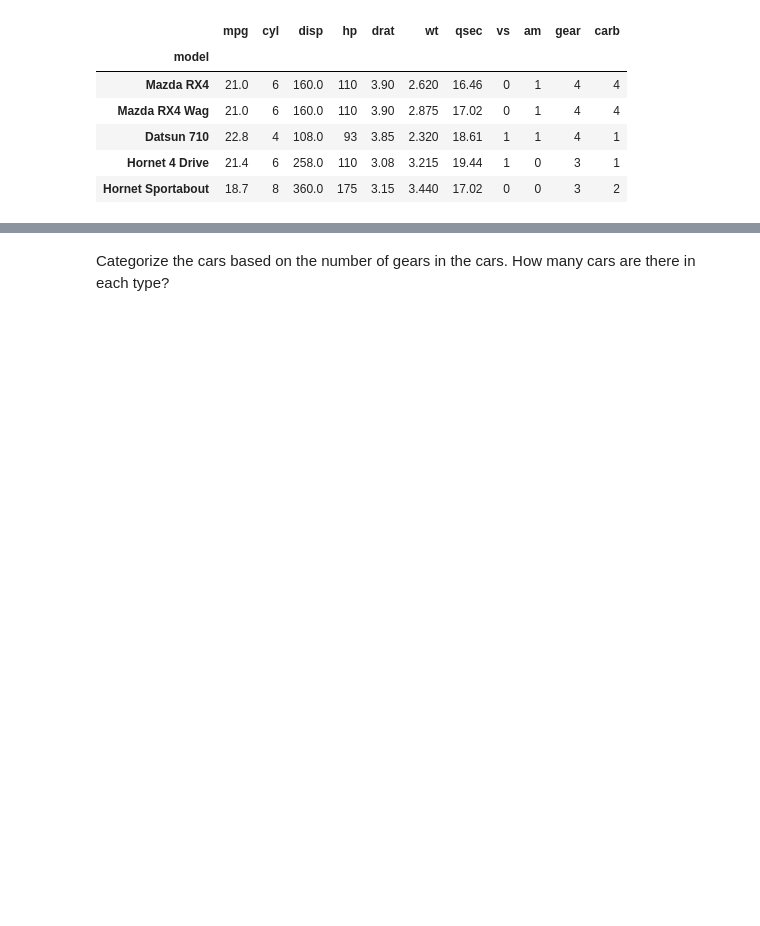
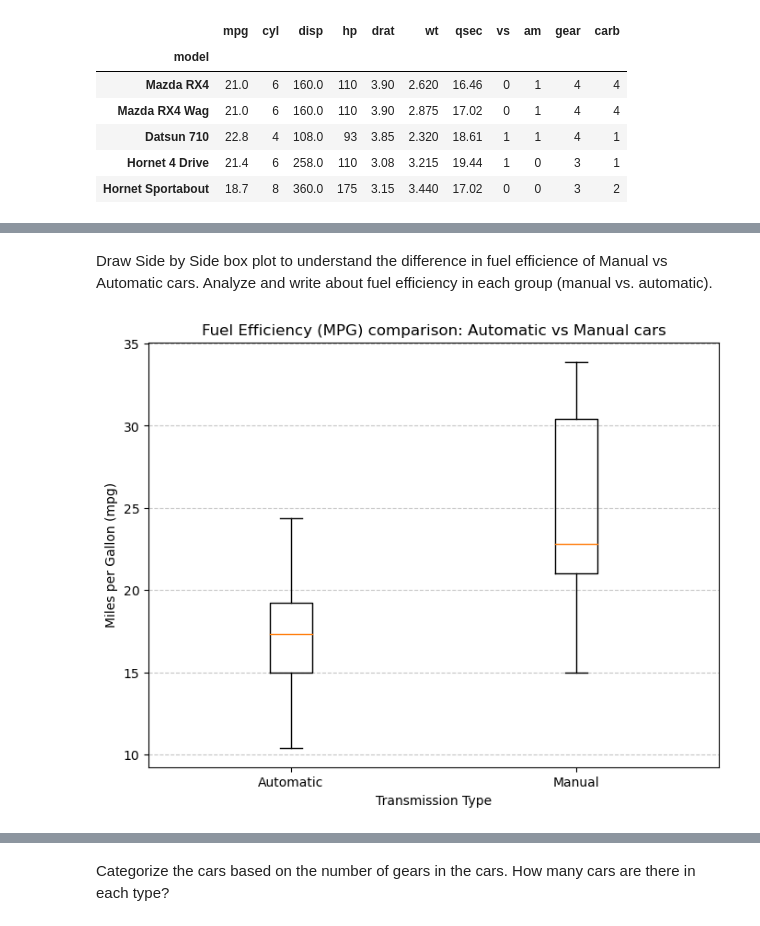
Before and after one commit to adarshinaganti/sem2, a Jupyter notebook: dav/Week6.ipynb, the cells around one changed output, grey strips where cells are left out. Saved outputs shown, nothing was run; the diff lists cells and outputs as text; code cells hidden in the pictures; blank space fills up the shorter version.

```diff
--- a/dav/Week6.ipynb
+++ b/dav/Week6.ipynb
@@ -26,0 +91,14 @@ mt.head()
+# %% [markdown]
+Draw Side by Side box plot to understand the difference in fuel efficience of Manual vs Automatic cars. Analyze and write about fuel efficiency in each group (manual vs. automatic).
+# %%
+plt.figure(figsize=(8, 6))
+plt.boxplot([mt[mt['am'] == 0]['mpg'], mt[mt['am'] == 1]['mpg']], labels=['Automatic', 'Manual'])
+
+plt.xlabel('Transmission Type')
+plt.ylabel('Miles per Gallon (mpg)')
+plt.title('Fuel Efficiency (MPG) comparison: Automatic vs Manual cars')
+
+plt.grid(axis='y', linestyle='--', alpha=0.7)
+plt.show()
+# %% [output]
+[figure, added]
```
Also changed, not shown: parts of 68 cells of this notebook, 2 other files.
